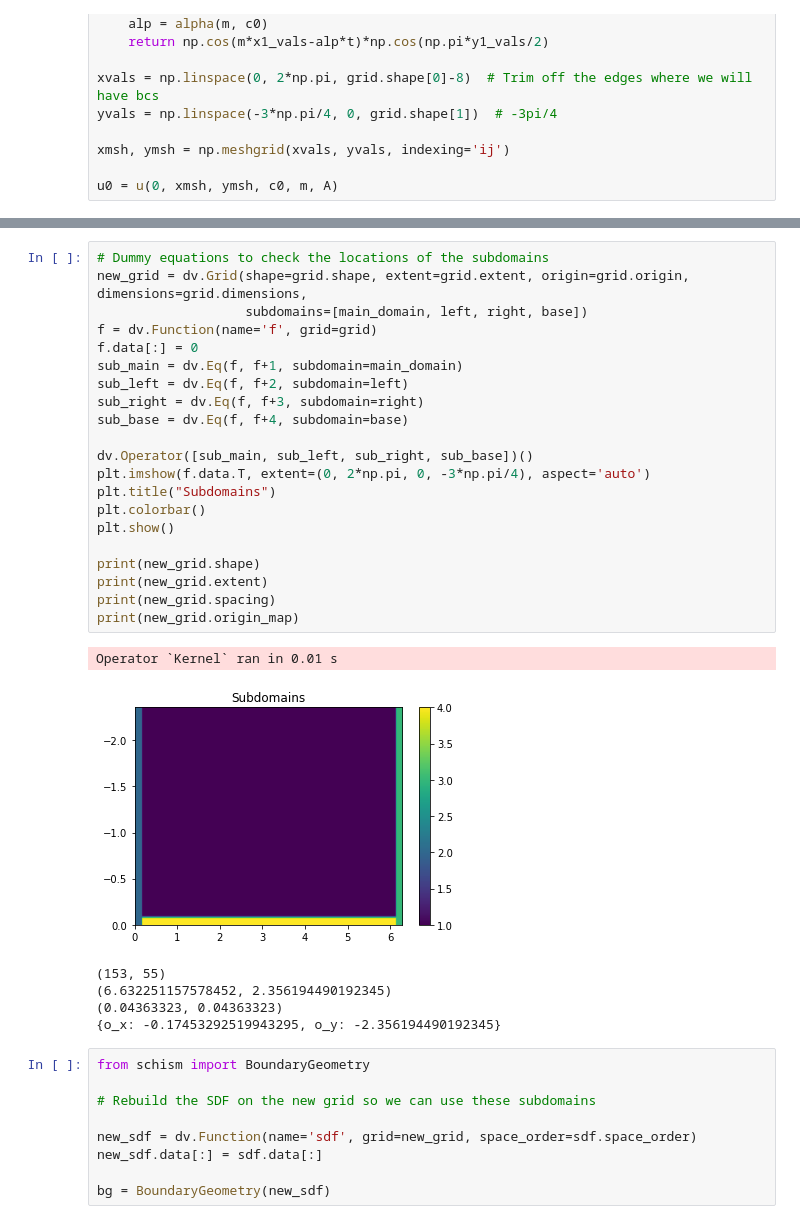
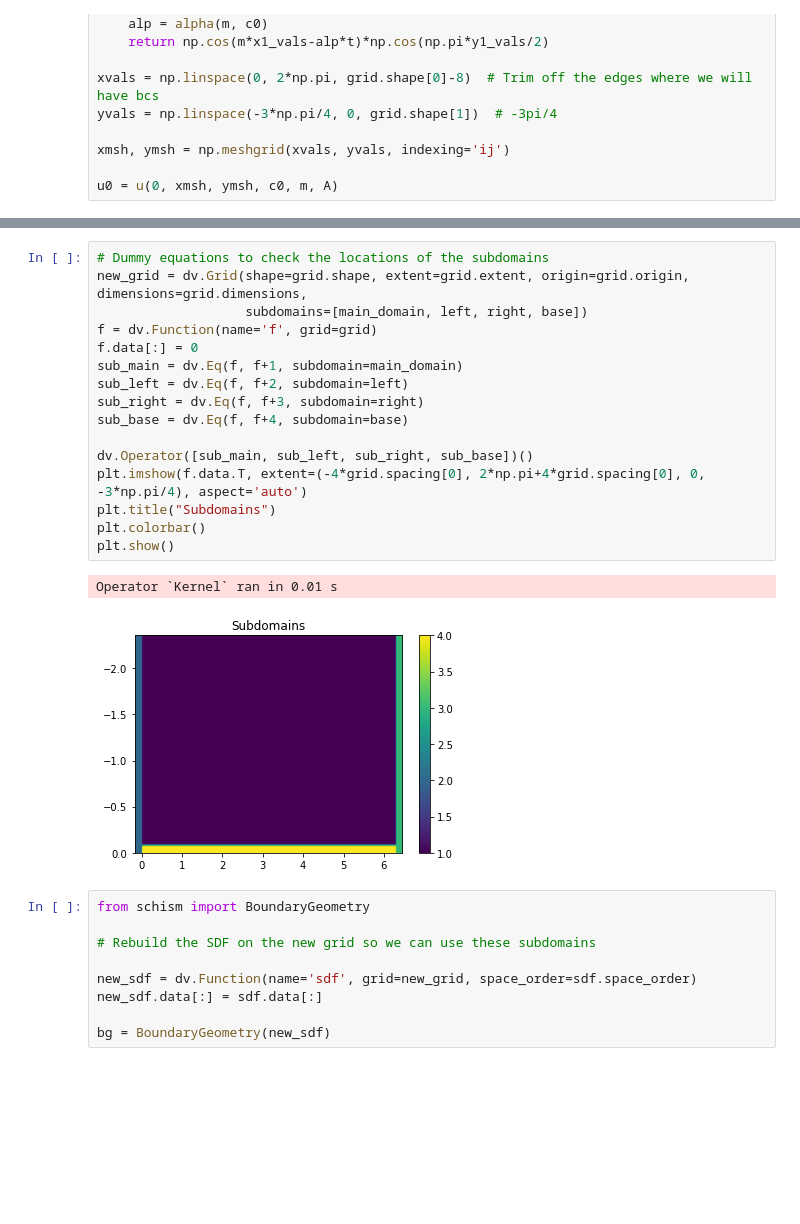
Before and after one commit to devitocodes/schism, a Jupyter notebook: examples/8_2nd-order_acoustic_exact_solution_comparison.ipynb, the cells around one changed output, grey strips where cells are left out. Cells and saved outputs as stored; diff of their text form; blank space fills up the shorter version.

```diff
--- a/examples/8_2nd-order_acoustic_exact_solution_comparison.ipynb
+++ b/examples/8_2nd-order_acoustic_exact_solution_comparison.ipynb
@@ -109,31 +113,22 @@ base = Base()
 # %%
 # Dummy equations to check the locations of the subdomains
 new_grid = dv.Grid(shape=grid.shape, extent=grid.extent, origin=grid.origin, dimensions=grid.dimensions,
                    subdomains=[main_domain, left, right, base])
 f = dv.Function(name='f', grid=grid)
 f.data[:] = 0
 sub_main = dv.Eq(f, f+1, subdomain=main_domain)
 sub_left = dv.Eq(f, f+2, subdomain=left)
 sub_right = dv.Eq(f, f+3, subdomain=right)
 sub_base = dv.Eq(f, f+4, subdomain=base)
 
 dv.Operator([sub_main, sub_left, sub_right, sub_base])()
-plt.imshow(f.data.T, extent=(0, 2*np.pi, 0, -3*np.pi/4), aspect='auto')
+plt.imshow(f.data.T, extent=(-4*grid.spacing[0], 2*np.pi+4*grid.spacing[0], 0, -3*np.pi/4), aspect='auto')
 plt.title("Subdomains")
 plt.colorbar()
 plt.show()
-
-print(new_grid.shape)
-print(new_grid.extent)
-print(new_grid.spacing)
-print(new_grid.origin_map)
 # %% [output]
 Operator `Kernel` ran in 0.01 s
-[figure, old version]
+[figure, new version]
-(153, 55)
-(6.632251157578452, 2.356194490192345)
-(0.04363323, 0.04363323)
-{o_x: -0.17453292519943295, o_y: -2.356194490192345}
 # %%
 from schism import BoundaryGeometry
 
```
Also changed, not shown: parts of 12 cells of this notebook, 8 other files.
